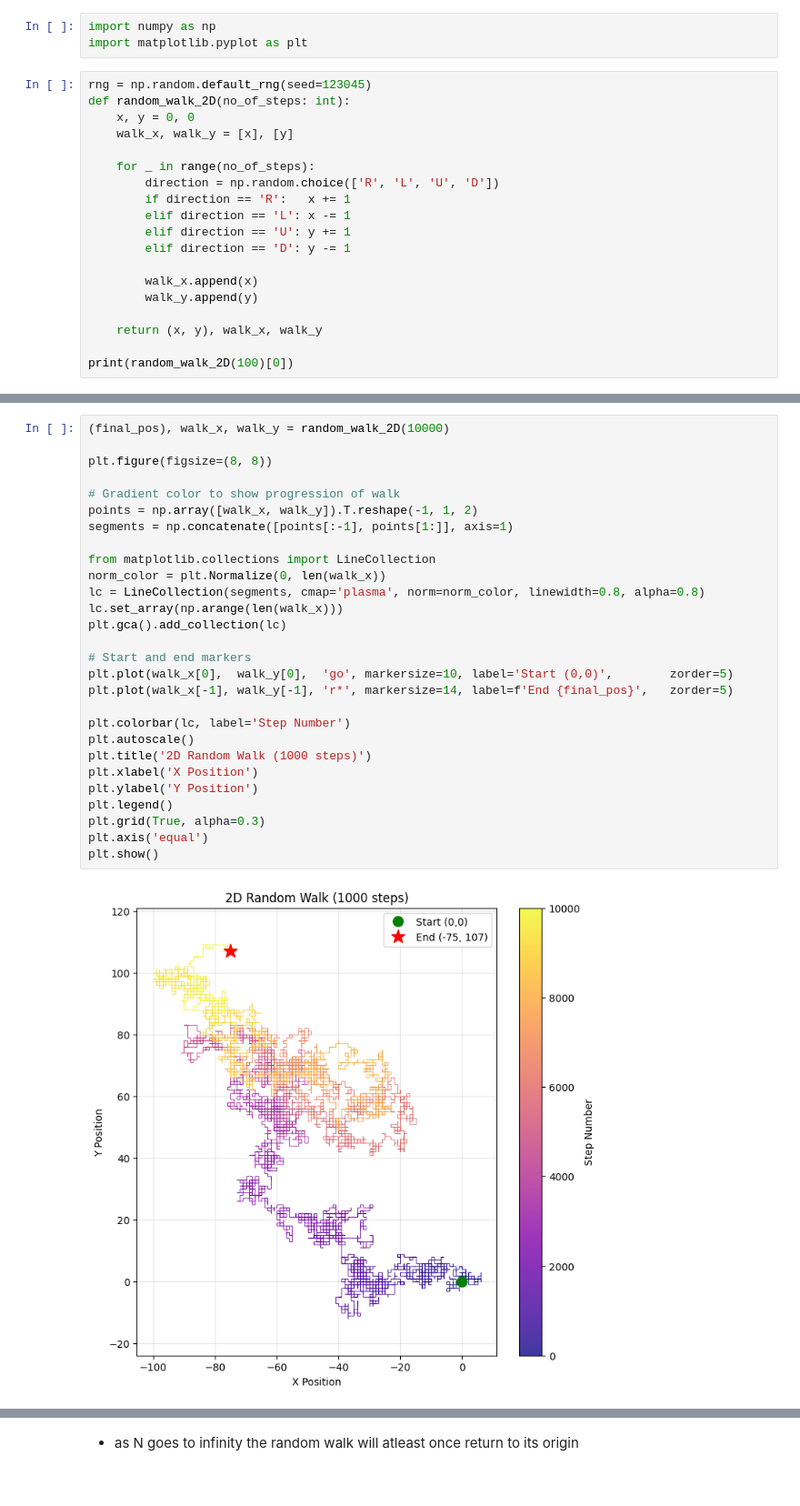
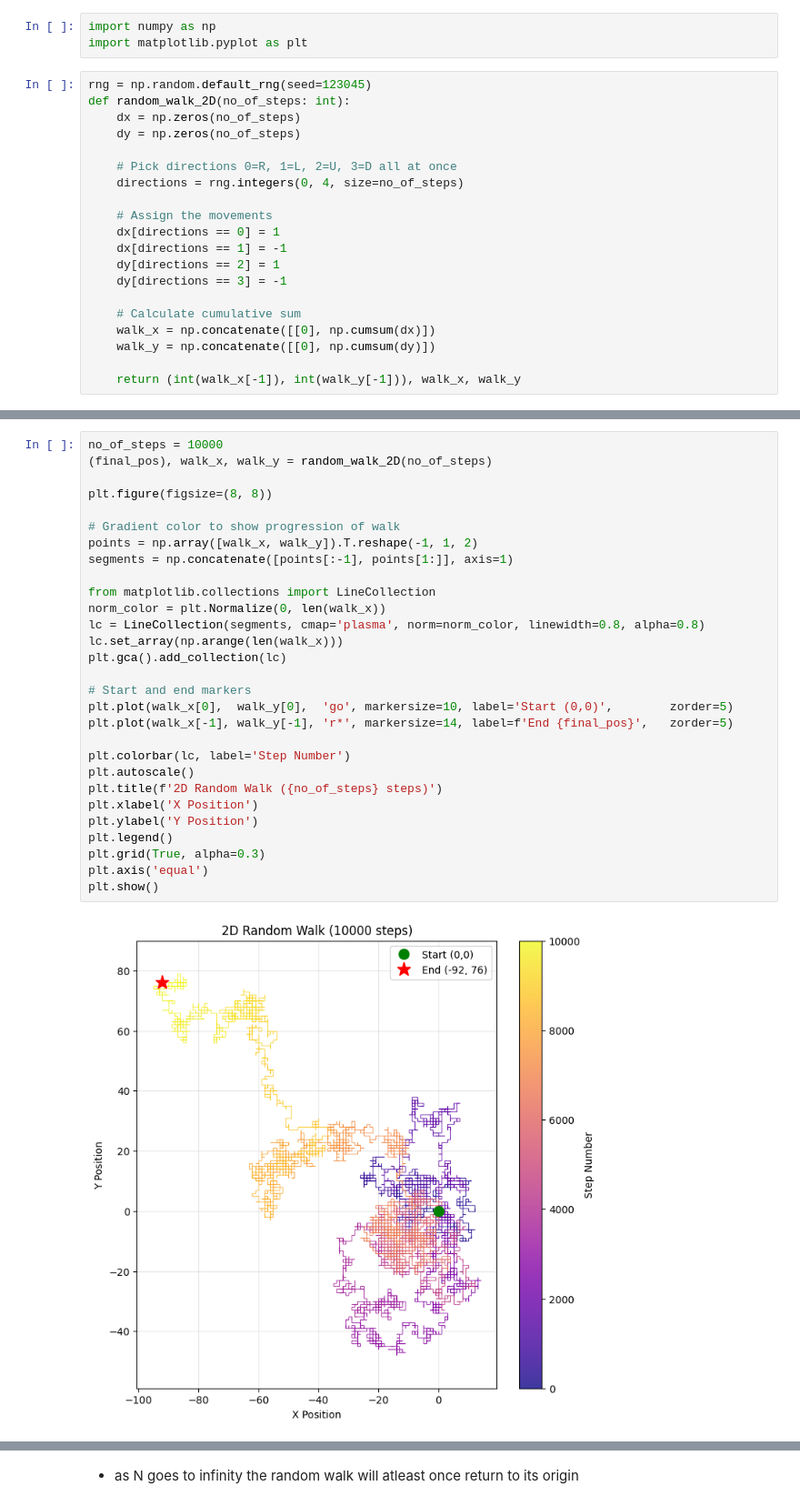
Before and after one commit to dawoodafzal62138/My-ML-Journey, a Jupyter notebook: Phase 2/Projects/Random Walk Simulation/Random_Walk_2D.ipynb, the cells around one changed output, grey strips where cells are left out. Shown at 91% size. Cells and saved outputs as stored; diff of their text form.

```diff
--- a/Phase 2/Projects/Random Walk Simulation/Random_Walk_2D.ipynb
+++ b/Phase 2/Projects/Random Walk Simulation/Random_Walk_2D.ipynb
@@ -33,19 +33,20 @@ import matplotlib.pyplot as plt
 # %%
 rng = np.random.default_rng(seed=123045)
 def random_walk_2D(no_of_steps: int):
-    x, y = 0, 0
-    walk_x, walk_y = [x], [y]
+    dx = np.zeros(no_of_steps)
+    dy = np.zeros(no_of_steps)
 
-    for _ in range(no_of_steps):
-        direction = np.random.choice(['R', 'L', 'U', 'D'])
-        if direction == 'R':   x += 1
-        elif direction == 'L': x -= 1
-        elif direction == 'U': y += 1
-        elif direction == 'D': y -= 1
+    # Pick directions 0=R, 1=L, 2=U, 3=D all at once
+    directions = rng.integers(0, 4, size=no_of_steps)
 
-        walk_x.append(x)
-        walk_y.append(y)
+    # Assign the movements
+    dx[directions == 0] = 1
+    dx[directions == 1] = -1
+    dy[directions == 2] = 1
+    dy[directions == 3] = -1
 
-    return (x, y), walk_x, walk_y
+    # Calculate cumulative sum
+    walk_x = np.concatenate([[0], np.cumsum(dx)])
+    walk_y = np.concatenate([[0], np.cumsum(dy)])
 
-print(random_walk_2D(100)[0])
+    return (int(walk_x[-1]), int(walk_y[-1])), walk_x, walk_y
@@ -54,33 +53,34 @@ print(random_walk_2D(100)[0])
 # %%
-(final_pos), walk_x, walk_y = random_walk_2D(10000)
+no_of_steps = 10000
+(final_pos), walk_x, walk_y = random_walk_2D(no_of_steps)
 
 plt.figure(figsize=(8, 8))
 
 # Gradient color to show progression of walk
 points = np.array([walk_x, walk_y]).T.reshape(-1, 1, 2)
 segments = np.concatenate([points[:-1], points[1:]], axis=1)
 
 from matplotlib.collections import LineCollection
 norm_color = plt.Normalize(0, len(walk_x))
 lc = LineCollection(segments, cmap='plasma', norm=norm_color, linewidth=0.8, alpha=0.8)
 lc.set_array(np.arange(len(walk_x)))
 plt.gca().add_collection(lc)
 
 # Start and end markers
 plt.plot(walk_x[0],  walk_y[0],  'go', markersize=10, label='Start (0,0)',        zorder=5)
 plt.plot(walk_x[-1], walk_y[-1], 'r*', markersize=14, label=f'End {final_pos}',   zorder=5)
 
 plt.colorbar(lc, label='Step Number')
 plt.autoscale()
-plt.title('2D Random Walk (1000 steps)')
+plt.title(f'2D Random Walk ({no_of_steps} steps)')
 plt.xlabel('X Position')
 plt.ylabel('Y Position')
 plt.legend()
 plt.grid(True, alpha=0.3)
 plt.axis('equal')
 plt.show()
 # %% [output]
-[figure, old version]
+[figure, new version]
 # %%
 # total distanc traveled
 distance = np.sqrt(np.array(walk_x) **2 + np.array(walk_y) **2)
```
Also changed, not shown: parts of 2 cells of this notebook, 2 other files.
